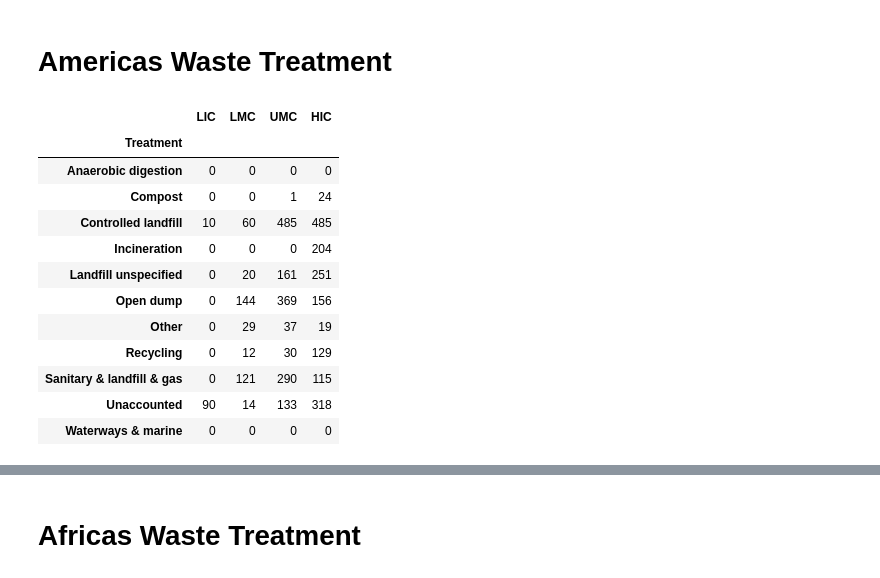
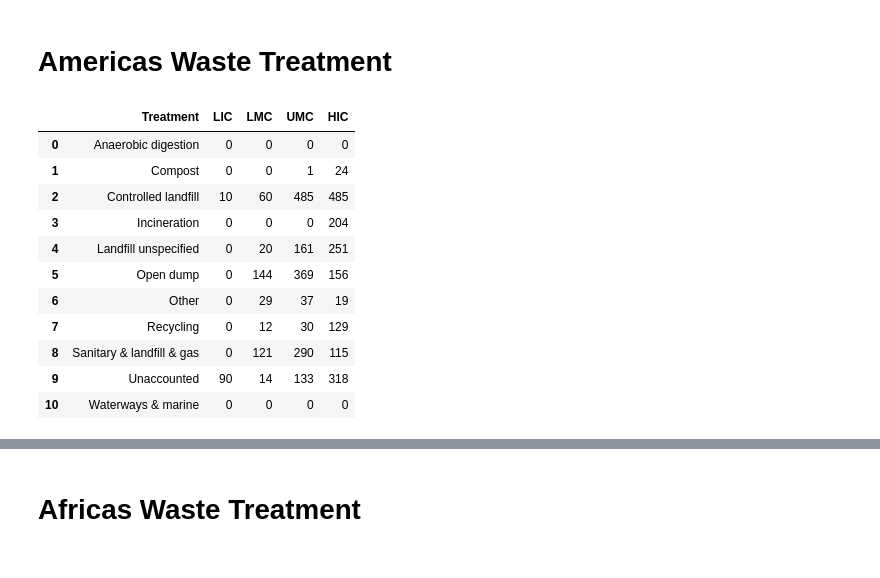
Before and after one commit to ShilpaMuralidhar/WasteManagement, a Jupyter notebook: Data_Science/Treatment.ipynb, the cells around one changed output, grey strips where cells are left out. Cells and saved outputs as stored; diff of their text form; code cells hidden in the pictures.

Commit message:
Treatment cleaned

```diff
--- a/Data_Science/Treatment.ipynb
+++ b/Data_Science/Treatment.ipynb
@@ -132,45 +132,44 @@ treatment_HIC = df_Americas.groupby('income_id').get_group('HIC').fillna(0).drop
 HIC_Americas_summary = treatment_HIC.sum(axis=0).fillna(0)
 
 HIC =  pd.DataFrame(HIC_Americas_summary)
 HIC.reset_index()
 HIC.rename(columns={0:'Percent'}, inplace=True)
 pd.options.display.float_format = '{:,.0f}'.format
 HIC.index.names = ['Treatment']
 HIC.reset_index().T
 
 
 # Concat LIC, UMC and HIC
 Americas = pd.concat([LIC, LMC, UMC, HIC], axis=1)
 Americas
 
 #Rename Treatment column, drop income_id
 Americas.columns=['LIC', 'LMC', 'UMC', 'HIC']
 a = Americas.drop(['income_id'])
 z = a.T
 df=z.rename(columns = {'waste_treatment_anaerobic_digestion_percent':'Anaerobic digestion',
                       'waste_treatment_compost_percent': 'Compost',
                       'waste_treatment_controlled_landfill_percent': 'Controlled landfill',
                       'waste_treatment_incineration_percent':'Incineration',
                       'waste_treatment_landfill_unspecified_percent':'Landfill unspecified',
                       'waste_treatment_open_dump_percent':'Open dump',
                       'waste_treatment_other_percent':'Other',
                       'waste_treatment_recycling_percent':'Recycling',
                       'waste_treatment_sanitary_landfill_landfill_gas_system_percent':'Sanitary & landfill & gas',
                       'waste_treatment_unaccounted_for_percent':'Unaccounted',
                       'waste_treatment_waterways_marine_percent':'Waterways & marine'})
-b = df.T
-b
+Americas_b = df.T
+Americas_b.reset_index()
 # %% [output]
-|  | LIC | LMC | UMC | HIC |
-| Treatment |  |  |  |  |
-| Anaerobic digestion | 0 | 0 | 0 | 0 |
-| Compost | 0 | 0 | 1 | 24 |
-| Controlled landfill | 10 | 60 | 485 | 485 |
-| Incineration | 0 | 0 | 0 | 204 |
-| Landfill unspecified | 0 | 20 | 161 | 251 |
-| Open dump | 0 | 144 | 369 | 156 |
-| Other | 0 | 29 | 37 | 19 |
-| Recycling | 0 | 12 | 30 | 129 |
-| Sanitary & landfill & gas | 0 | 121 | 290 | 115 |
-| Unaccounted | 90 | 14 | 133 | 318 |
-| Waterways & marine | 0 | 0 | 0 | 0 |
+|  | Treatment | LIC | LMC | UMC | HIC |
+| 0 | Anaerobic digestion | 0 | 0 | 0 | 0 |
+| 1 | Compost | 0 | 0 | 1 | 24 |
+| 2 | Controlled landfill | 10 | 60 | 485 | 485 |
+| 3 | Incineration | 0 | 0 | 0 | 204 |
+| 4 | Landfill unspecified | 0 | 20 | 161 | 251 |
+| 5 | Open dump | 0 | 144 | 369 | 156 |
+| 6 | Other | 0 | 29 | 37 | 19 |
+| 7 | Recycling | 0 | 12 | 30 | 129 |
+| 8 | Sanitary & landfill & gas | 0 | 121 | 290 | 115 |
+| 9 | Unaccounted | 90 | 14 | 133 | 318 |
+| 10 | Waterways & marine | 0 | 0 | 0 | 0 |
```
Also changed, not shown: parts of 25 cells of this notebook.
